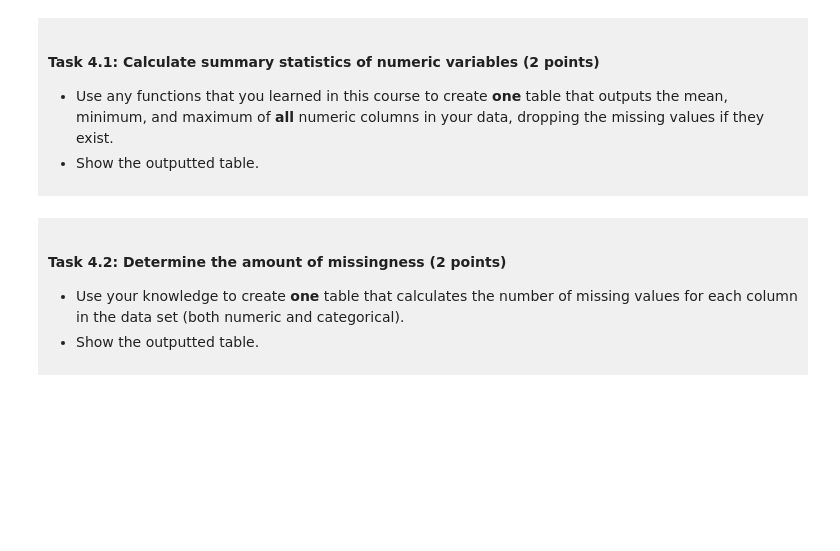
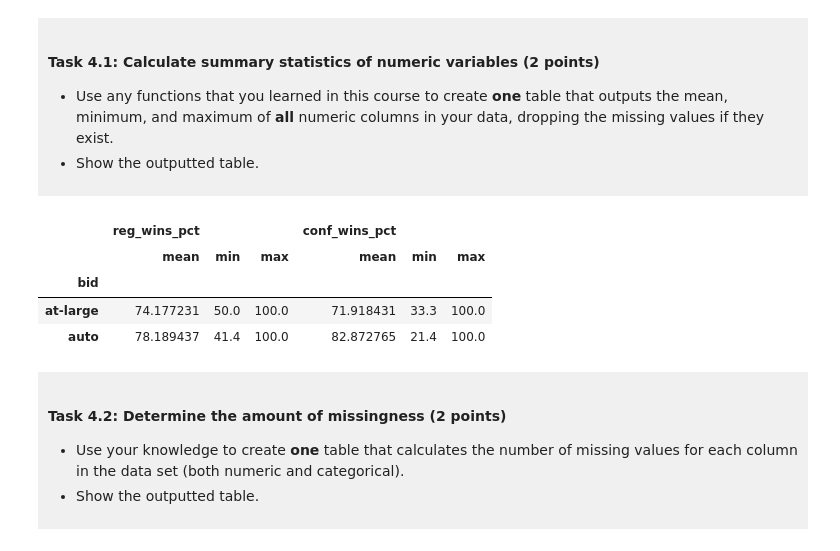
Before and after one commit to magamike/dsci-100-project-ryan-liu, a Jupyter notebook: dsci-100-project-notebook.ipynb, the cells around one changed output. Drawn from its saved outputs; the diff is of its cells as text; code cells hidden in the pictures; blank space fills up the shorter version.

```diff
--- a/dsci-100-project-notebook.ipynb
+++ b/dsci-100-project-notebook.ipynb
@@ -242,7 +242,14 @@ You will refine your research question (if needed) and produce a tidy data set.
 
 </div>
 # %%
-### EDIT THIS CODE CELL ###
+women_basketball_all = women_basketball_drop.groupby("bid").agg(["mean","min","max"])
+women_basketball_all
+# %% [output]
+|  | reg_wins_pct |  |  | conf_wins_pct |  |  |
+|  | mean | min | max | mean | min | max |
+| bid |  |  |  |  |  |  |
+| at-large | 74.177231 | 50.0 | 100.0 | 71.918431 | 33.3 | 100.0 |
+| auto | 78.189437 | 41.4 | 100.0 | 82.872765 | 21.4 | 100.0 |
 # %% [markdown]
 <div style="background-color: #f0f0f0; padding: 10px;">
 
```
Also changed, not shown: parts of 9 cells of this notebook.
